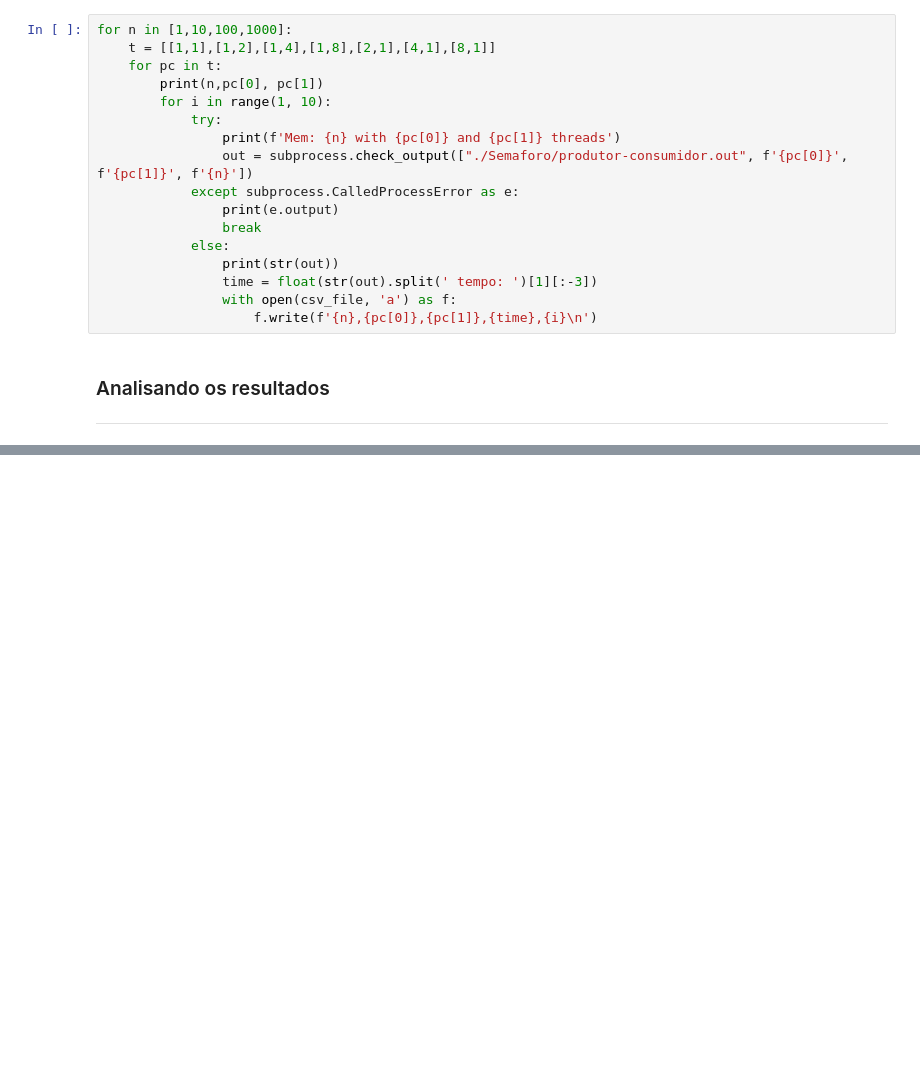
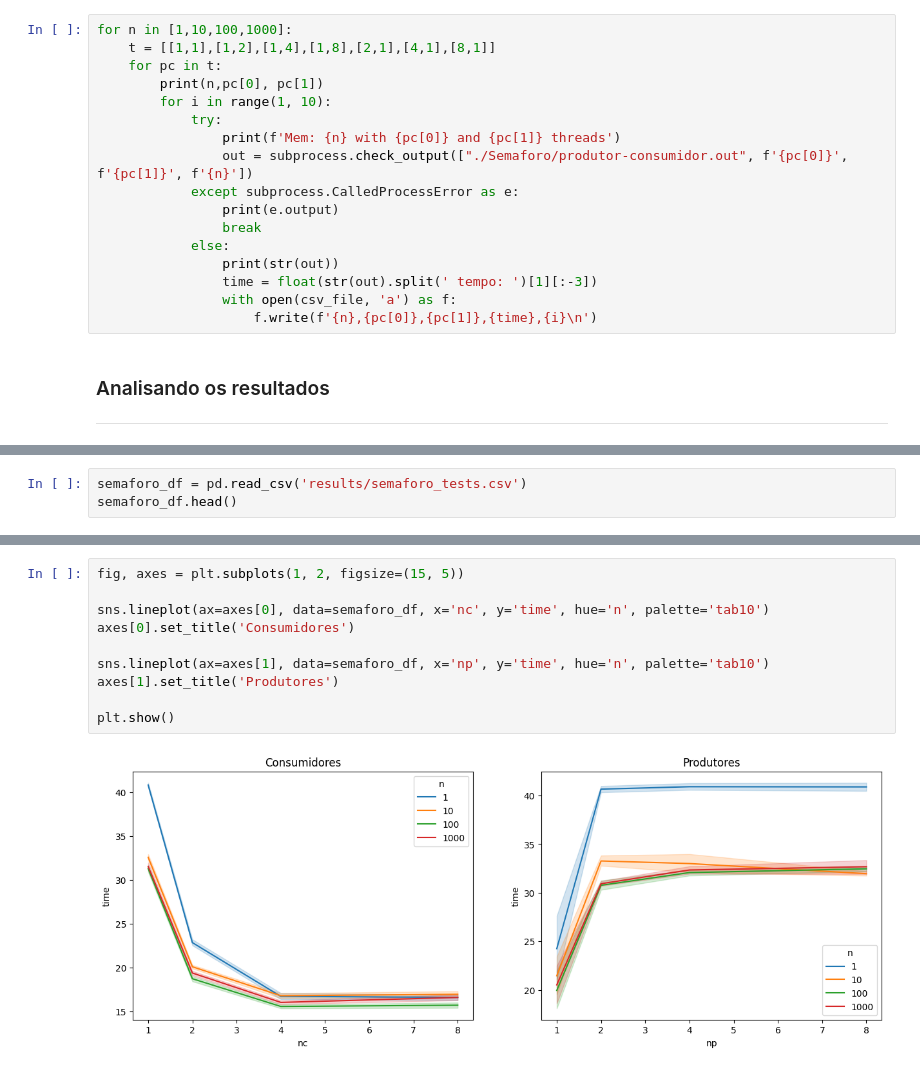
Before and after one commit to MariaLuizaCw/distributed-systems, a Jupyter notebook: TP2/analysis.ipynb, the cells around one changed output, grey strips where cells are left out. Cells and saved outputs as stored; diff of their text form; blank space fills up the shorter version.

Commit message:
correct produtor-consumidor analysis

```diff
--- a/TP2/analysis.ipynb
+++ b/TP2/analysis.ipynb
@@ -137,0 +124,3 @@ Text(0.5, 1.0, '1000 numbers')
+# %%
+semaforo_df = pd.read_csv('results/semaforo_tests.csv')
+semaforo_df.head()
@@ -137,0 +134,12 @@ Text(0.5, 1.0, '1000 numbers')
+# %%
+fig, axes = plt.subplots(1, 2, figsize=(15, 5))
+
+sns.lineplot(ax=axes[0], data=semaforo_df, x='nc', y='time', hue='n', palette='tab10')
+axes[0].set_title('Consumidores')
+
+sns.lineplot(ax=axes[1], data=semaforo_df, x='np', y='time', hue='n', palette='tab10')
+axes[1].set_title('Produtores')
+
+plt.show()
+# %% [output]
+[figure, added]
```
Also changed, not shown: parts of 12 cells of this notebook, 6 other files.
